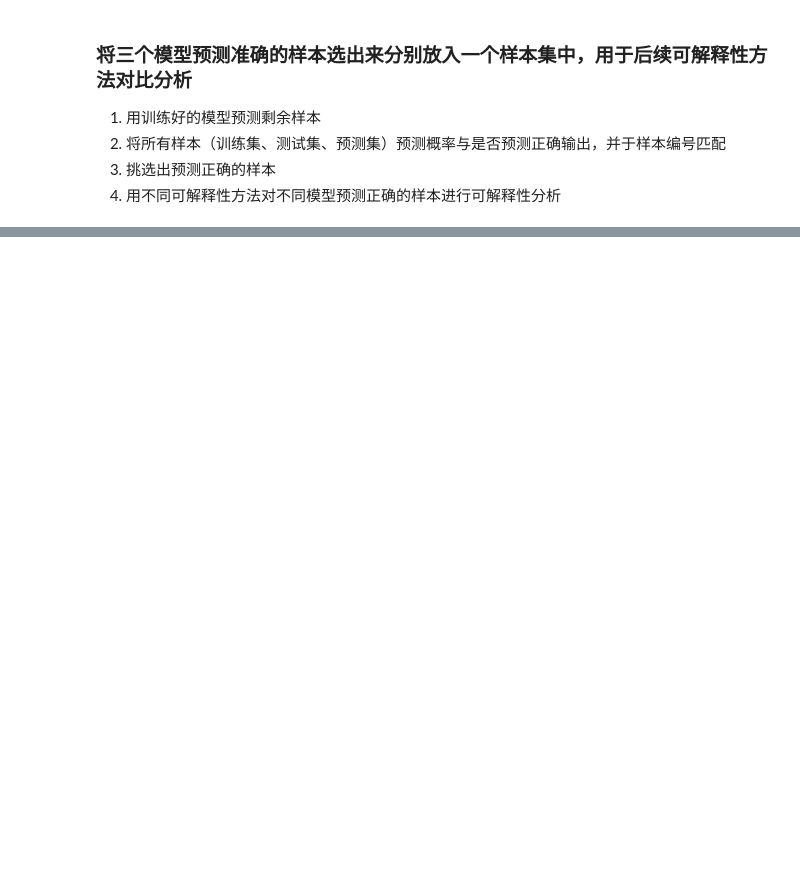
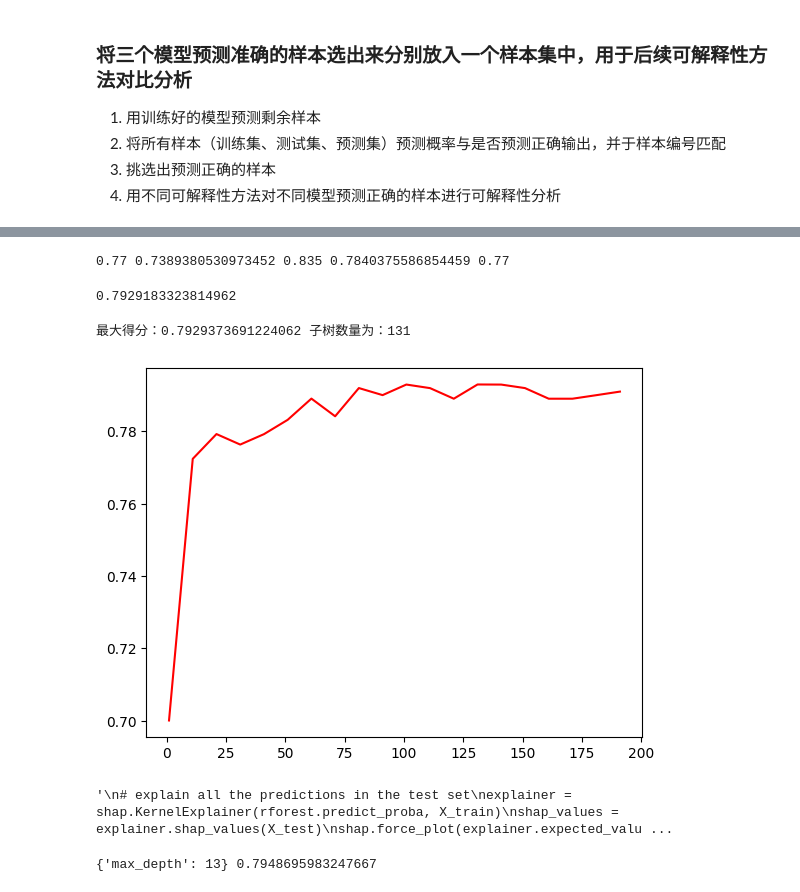
Before and after one commit to JiqiangXIE/Interpretable_ML_UFSM, a Jupyter notebook: Interpretable_ML_for_UFSM/code/interpretation methods comparision/interpretation methods comparision_230523.ipynb, the cells around one changed output, grey strips where cells are left out. Saved outputs shown, nothing was run; the diff lists cells and outputs as text; code cells hidden in the pictures; blank space fills up the shorter version.

```diff
--- a/Interpretable_ML_for_UFSM/code/interpretation methods comparision/interpretation methods comparision_230523.ipynb
+++ b/Interpretable_ML_for_UFSM/code/interpretation methods comparision/interpretation methods comparision_230523.ipynb
@@ -458,0 +1192,80 @@ output_train_mlp.to_csv('output_train_mlp.csv', index=False)
+# %%
+# DT模型性能评估
+# 准确率
+y_true = Y_test
+y_pred_dt = dtree.predict(X_test)
+accuracy_dt = accuracy_score(y_true, y_pred_dt)
+
+# 精确度
+precision_dt = precision_score(y_true, y_pred_dt)
+
+# 召回率
+recall_dt = recall_score(y_true, y_pred_dt)
+
+# F1分数
+f1_dt = f1_score(y_true, y_pred_dt)
+
+# ROC-AUC分数
+roc_auc_dt = roc_auc_score(y_true, y_pred_dt)
+
+print(accuracy_dt, precision_dt, recall_dt, f1_dt, roc_auc_dt)
+# %% [output]
+0.77 0.7389380530973452 0.835 0.7840375586854459 0.77
+# %%
+# RF_未调参
+# 用交叉验证计算得分
+rfc = RandomForestClassifier(n_estimators=100, random_state=90)
+score_pre = cross_val_score(rfc, X_train,Y_train,cv=10).mean() # data.data是特征，data.target是标签
+score_pre
+# %% [output]
+0.7929183323814962
+# %%
+# RF
+
+# 标准化对随机森林模型的影响也不大
+
+# 调参，绘制学习曲线来调参n_estimators（对随机森林影响最大）
+score_lt = []
+
+# 每隔10步建立一个随机森林，获得不同n_estimators的得分
+for i in range(0,200,10):
+    rfc = RandomForestClassifier(n_estimators=i+1
+                                ,random_state=90)
+    score = cross_val_score(rfc, X_train, Y_train, cv=10).mean()
+    score_lt.append(score)
+score_max = max(score_lt)
+print('最大得分：{}'.format(score_max),
+      '子树数量为：{}'.format(score_lt.index(score_max)*10+1))
+
+# 绘制学习曲线
+x = np.arange(1,201,10)
+plt.subplot(111)
+plt.plot(x, score_lt, 'r-')
+plt.show()
+
+
+
+'''
+# explain all the predictions in the test set
+explainer = shap.KernelExplainer(rforest.predict_proba, X_train)
+shap_values = explainer.shap_values(X_test)
+shap.force_plot(explainer.expected_value[0], shap_values[0], X_test)
+'''
+# %% [output]
+最大得分：0.7929373691224062 子树数量为：131
+[figure, added]
+'\n# explain all the predictions in the test set\nexplainer = shap.KernelExplainer(rforest.predict_proba, X_train)\nshap_values = explainer.shap_values(X_test)\nshap.force_plot(explainer.expected_valu ...
+# %%
+# 建立n_estimators为151的随机森林
+rfc = RandomForestClassifier(n_estimators=131, random_state=90)
+
+# 用网格搜索调整max_depth
+param_grid = {'max_depth':np.arange(1,20)}
+GS = GridSearchCV(rfc, param_grid, cv=10)
+GS.fit(X_train, Y_train)
+
+best_param = GS.best_params_
+best_score = GS.best_score_
+print(best_param, best_score)
+# %% [output]
+{'max_depth': 13} 0.7948695983247667
```
Also changed, not shown: parts of 56 cells of this notebook.
